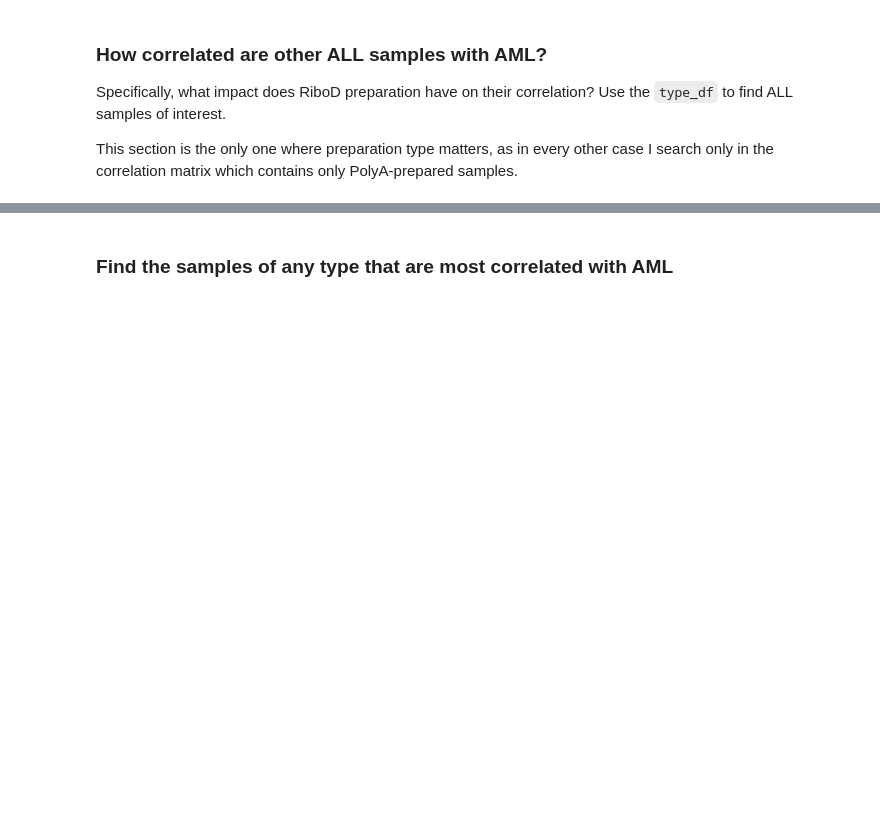
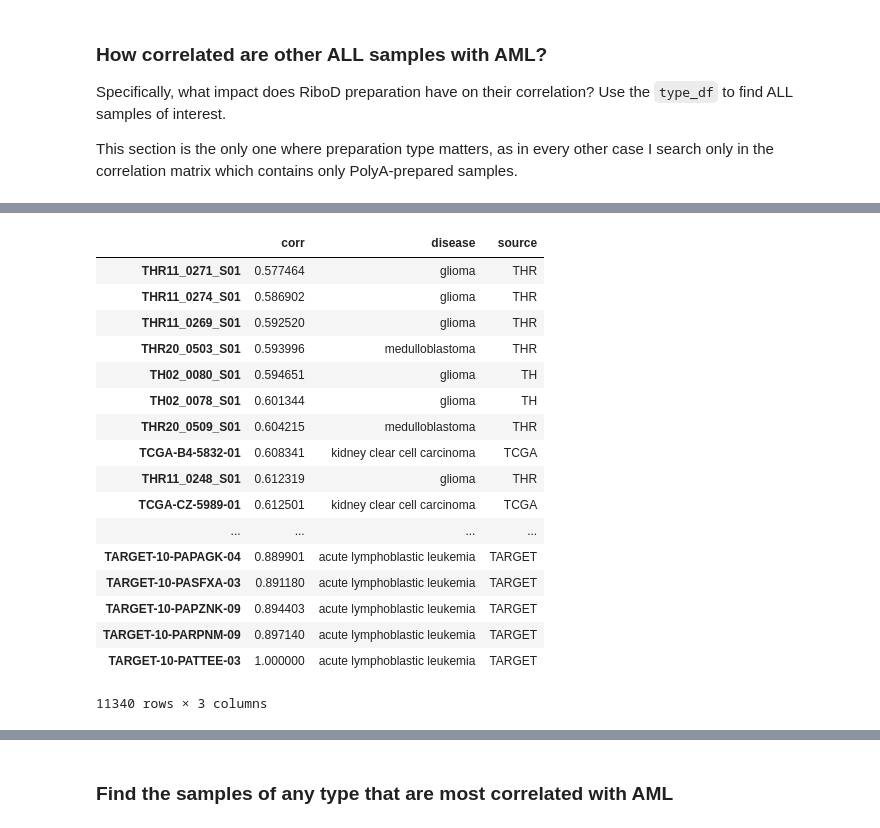
Before and after one commit to KellerJordan/TURG-Research, a Jupyter notebook: Analysis.ipynb, the cells around one changed output, grey strips where cells are left out. Drawn from its saved outputs; the diff is of its cells as text; code cells hidden in the pictures; blank space fills up the shorter version.

```diff
--- a/Analysis.ipynb
+++ b/Analysis.ipynb
@@ -76,0 +150,34 @@ This section is the only one where preparation type matters, as in every other c
+# %%
+sid = 'TARGET-10-PATTEE-03'
+# %%
+s_corr_dict = get_sample_correlations(sid, corr_df)
+s_sample_corrs = pd.Series(s_corr_dict)
+# %%
+s_sample_sources = pd.Series()
+s_sample_diseases = pd.Series()
+for s in s_sample_corrs.index:
+    s_sample_sources[s] = sample_to_source(s)
+    s_sample_diseases[s] = meta_df['disease'].loc[s]
+# %%
+s_sample_df = pd.DataFrame({'corr': s_sample_corrs, 'source': s_sample_sources, 'disease': s_sample_diseases})
+# %%
+s_sample_df.sort_values(by=['corr'])
+# %% [output]
+|  | corr | disease | source |
+| THR11_0271_S01 | 0.577464 | glioma | THR |
+| THR11_0274_S01 | 0.586902 | glioma | THR |
+| THR11_0269_S01 | 0.592520 | glioma | THR |
+| THR20_0503_S01 | 0.593996 | medulloblastoma | THR |
+| TH02_0080_S01 | 0.594651 | glioma | TH |
+| TH02_0078_S01 | 0.601344 | glioma | TH |
+| THR20_0509_S01 | 0.604215 | medulloblastoma | THR |
+| TCGA-B4-5832-01 | 0.608341 | kidney clear cell carcinoma | TCGA |
+| THR11_0248_S01 | 0.612319 | glioma | THR |
+| TCGA-CZ-5989-01 | 0.612501 | kidney clear cell carcinoma | TCGA |
+| ... | ... | ... | ... |
+| TARGET-10-PAPAGK-04 | 0.889901 | acute lymphoblastic leukemia | TARGET |
+| TARGET-10-PASFXA-03 | 0.891180 | acute lymphoblastic leukemia | TARGET |
+| TARGET-10-PAPZNK-09 | 0.894403 | acute lymphoblastic leukemia | TARGET |
+| TARGET-10-PARPNM-09 | 0.897140 | acute lymphoblastic leukemia | TARGET |
+| TARGET-10-PATTEE-03 | 1.000000 | acute lymphoblastic leukemia | TARGET |
+11340 rows × 3 columns
```
Also changed, not shown: parts of 8 cells of this notebook, 6 other files.
